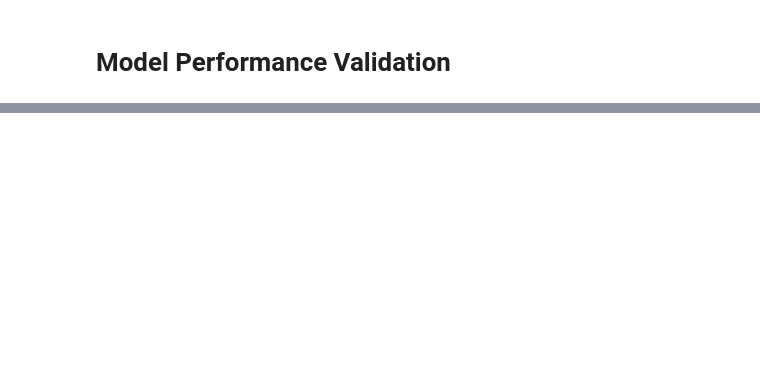
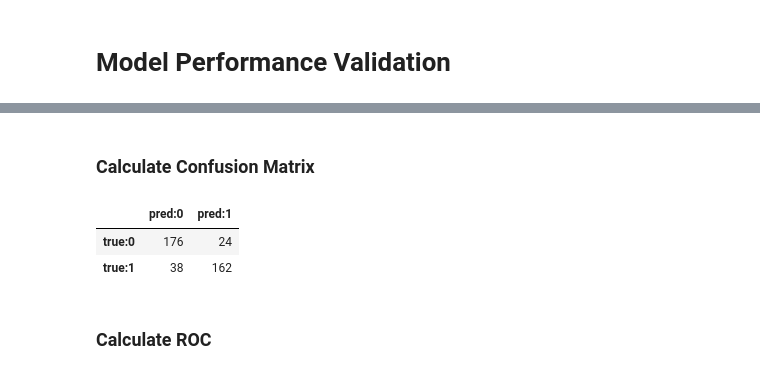
Before and after one commit to PranavM98/Medical_Image_Classification, a Jupyter notebook: Code/01_BaselineModel.ipynb, the cells around one changed output, grey strips where cells are left out. Cells and saved outputs as stored; diff of their text form; code cells hidden in the pictures; blank space fills up the shorter version.

```diff
--- a/Code/01_BaselineModel.ipynb
+++ b/Code/01_BaselineModel.ipynb
@@ -363,0 +445,17 @@ plt.show()
+# %% [markdown]
+### Calculate Confusion Matrix
+# %%
+unique_label = np.unique([y_test, best_predictions])
+cmtx = pd.DataFrame(
+    confusion_matrix(y_test, best_predictions, labels=unique_label),
+    index=['true:{:}'.format(x) for x in unique_label],
+    columns=['pred:{:}'.format(x) for x in unique_label]
+)
+
+cmtx
+# %% [output]
+|  | pred:0 | pred:1 |
+| true:0 | 176 | 24 |
+| true:1 | 38 | 162 |
+# %% [markdown]
+### Calculate ROC
```
Also changed, not shown: parts of 16 cells of this notebook, 1 other file.
